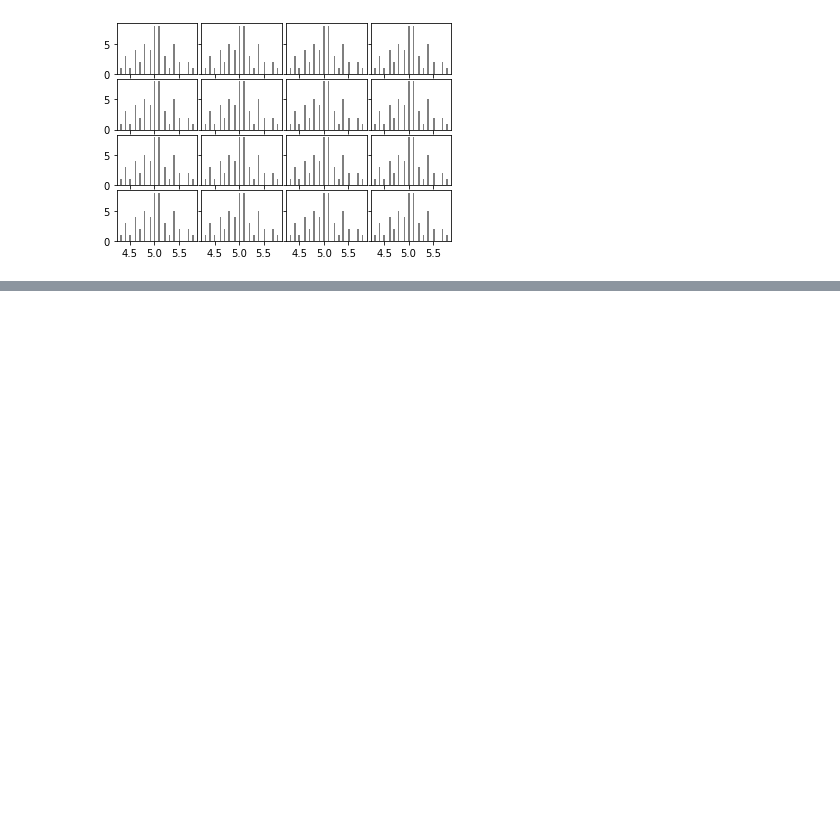
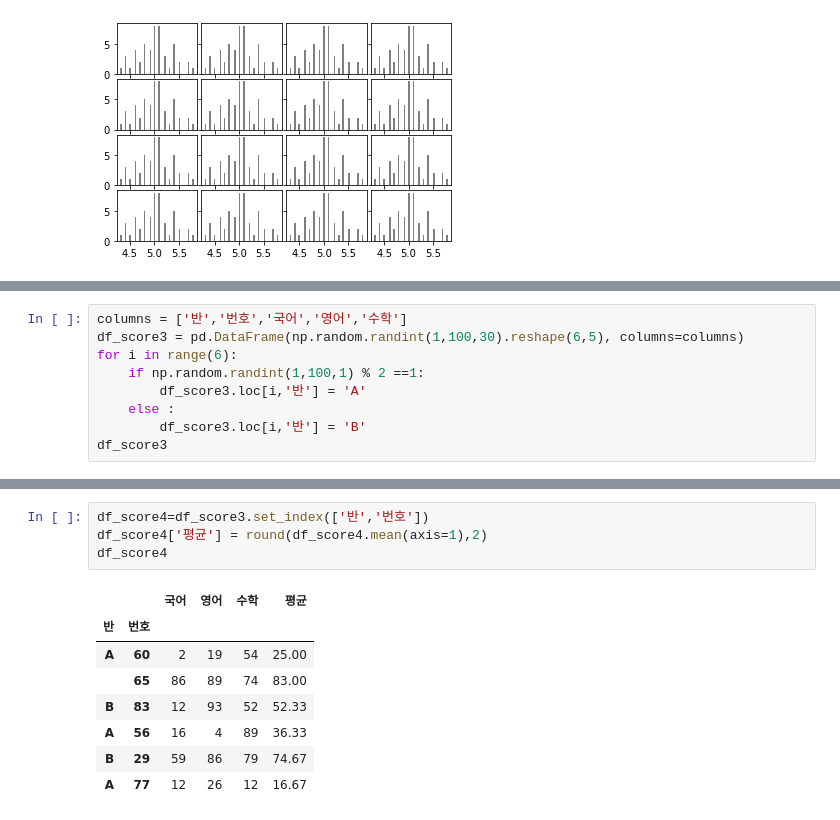
Before and after one commit to vvbshvv/12.22-, a Jupyter notebook: 연습2.ipynb, the cells around one changed output, grey strips where cells are left out. Saved outputs shown, nothing was run; the diff lists cells and outputs as text; blank space fills up the shorter version.

```diff
--- a/연습2.ipynb
+++ b/연습2.ipynb
@@ -35,0 +86,9 @@ plt.subplots_adjust(wspace=0.05, hspace=0.1)
+# %%
+columns = ['반','번호','국어','영어','수학']
+df_score3 = pd.DataFrame(np.random.randint(1,100,30).reshape(6,5), columns=columns)
+for i in range(6):
+    if np.random.randint(1,100,1) % 2 ==1:
+        df_score3.loc[i,'반'] = 'A'
+    else :
+        df_score3.loc[i,'반'] = 'B'
+df_score3
@@ -35,0 +103,13 @@ plt.subplots_adjust(wspace=0.05, hspace=0.1)
+# %%
+df_score4=df_score3.set_index(['반','번호'])
+df_score4['평균'] = round(df_score4.mean(axis=1),2)
+df_score4
+# %% [output]
+|  |  | 국어 | 영어 | 수학 | 평균 |
+| 반 | 번호 |  |  |  |  |
+| A | 60 | 2 | 19 | 54 | 25.00 |
+|  | 65 | 86 | 89 | 74 | 83.00 |
+| B | 83 | 12 | 93 | 52 | 52.33 |
+| A | 56 | 16 | 4 | 89 | 36.33 |
+| B | 29 | 59 | 86 | 79 | 74.67 |
+| A | 77 | 12 | 26 | 12 | 16.67 |
```
Also changed, not shown: parts of 8 cells of this notebook, 1 other file.
